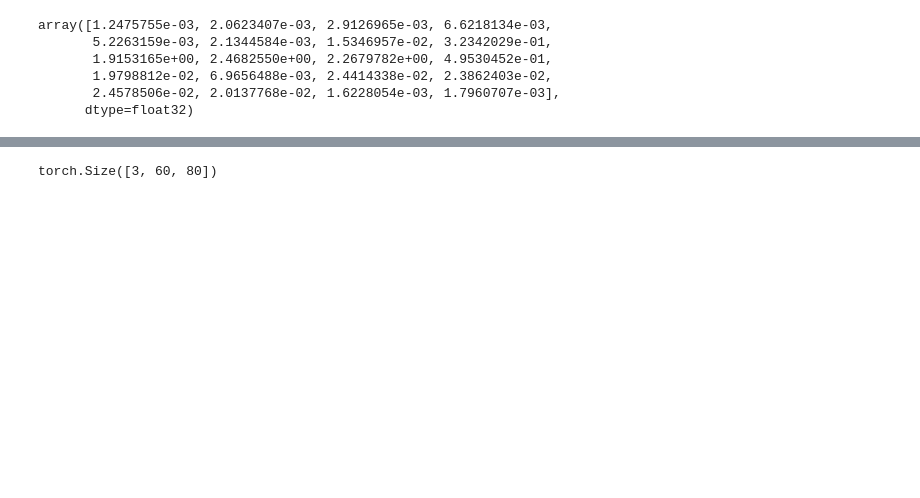
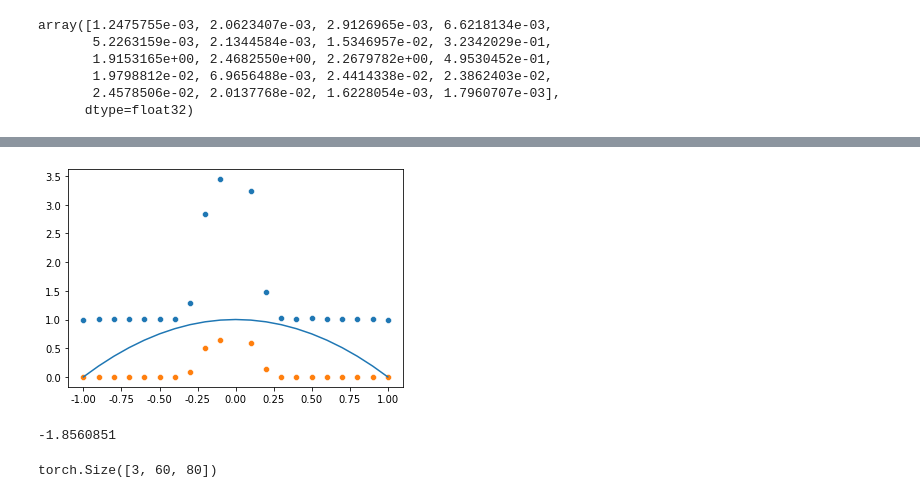
Before and after one commit to Neflux/active_learning, a Jupyter notebook: notebooks/Prediction.ipynb, the cells around one changed output, grey strips where cells are left out. Cells and saved outputs as stored; diff of their text form; code cells hidden in the pictures; blank space fills up the shorter version.

```diff
--- a/notebooks/Prediction.ipynb
+++ b/notebooks/Prediction.ipynb
@@ -240,3 +208,21 @@ array([0.00061256, 0.00032942, 0.00022611], dtype=float32)
+# %%
+l = 20
+r = 1
+a = (np.linspace(-r,r,l+1))
+b = -a**2 + r**2
+fig, ax = plt.subplots()
+sns.lineplot(x=a, y=b,ax=ax)
+b = np.delete(b,int(l//2))
+collapsed = np.where(mask, omap, 0).sum(axis=0)
+collapsed[10:].sum() - collapsed[:10].sum()
+sns.scatterplot(x=np.delete(a,int(l//2)), y=collapsed*b+1, ax=ax);
+sns.scatterplot(x=np.delete(a,int(l//2)), y=collapsed*2/collapsed.sum(), ax=ax);
+# %% [output]
+[figure, added]
+# %%
+collapsed[10:].sum() - collapsed[:10].sum()
+# %% [output]
+-1.8560851
 # %%
 X[0].shape
 # %% [output]
```
Also changed, not shown: parts of 12 cells of this notebook, 3 other files.
